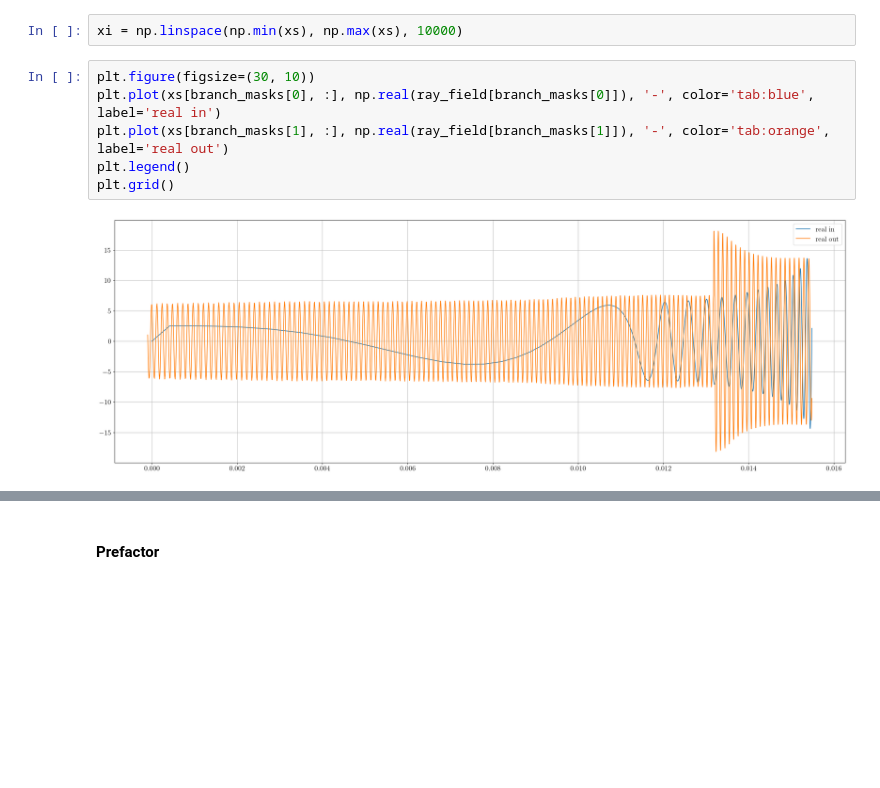
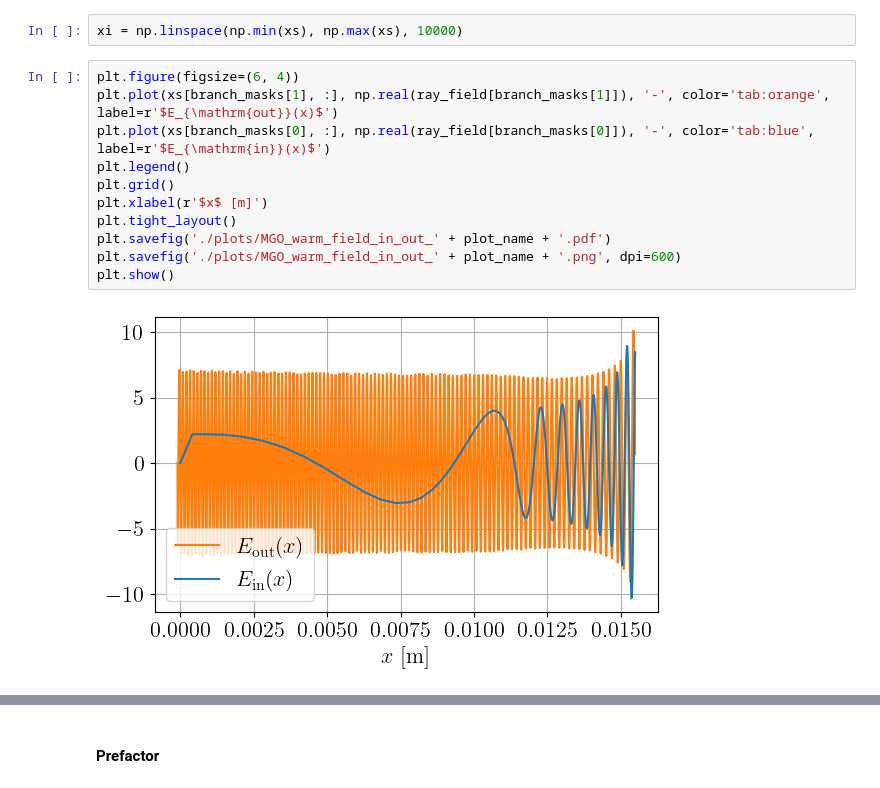
Before and after one commit to runehoejlund/plasma-ray-tracer, a Jupyter notebook: MGO/mgo_ex_X_EBW_at_UH.ipynb, the cells around one changed output, grey strips where cells are left out. Drawn from its saved outputs; the diff is of its cells as text; blank space fills up the shorter version.

```diff
--- a/MGO/mgo_ex_X_EBW_at_UH.ipynb
+++ b/MGO/mgo_ex_X_EBW_at_UH.ipynb
@@ -254,11 +251,16 @@ field = mgo.superpose_ray_fields(phi0=1, x0=0, xs=xs, branch_masks=branch_masks,
 ### Inspect Results
 # %%
 xi = np.linspace(np.min(xs), np.max(xs), 10000)
-# %%
-plt.figure(figsize=(30, 10))
-plt.plot(xs[branch_masks[0], :], np.real(ray_field[branch_masks[0]]), '-', color='tab:blue', label='real in')
-plt.plot(xs[branch_masks[1], :], np.real(ray_field[branch_masks[1]]), '-', color='tab:orange', label='real out')
-plt.legend()
-plt.grid()
-# %% [output]
-[figure, removed]
+# %%
+plt.figure(figsize=(6, 4))
+plt.plot(xs[branch_masks[1], :], np.real(ray_field[branch_masks[1]]), '-', color='tab:orange', label=r'$E_{\mathrm{out}}(x)$')
+plt.plot(xs[branch_masks[0], :], np.real(ray_field[branch_masks[0]]), '-', color='tab:blue', label=r'$E_{\mathrm{in}}(x)$')
+plt.legend()
+plt.grid()
+plt.xlabel(r'$x$ [m]')
+plt.tight_layout()
+plt.savefig('./plots/MGO_warm_field_in_out_' + plot_name + '.pdf')
+plt.savefig('./plots/MGO_warm_field_in_out_' + plot_name + '.png', dpi=600)
+plt.show()
+# %% [output]
+[figure, added]
```
Also changed, not shown: parts of 17 cells of this notebook.
